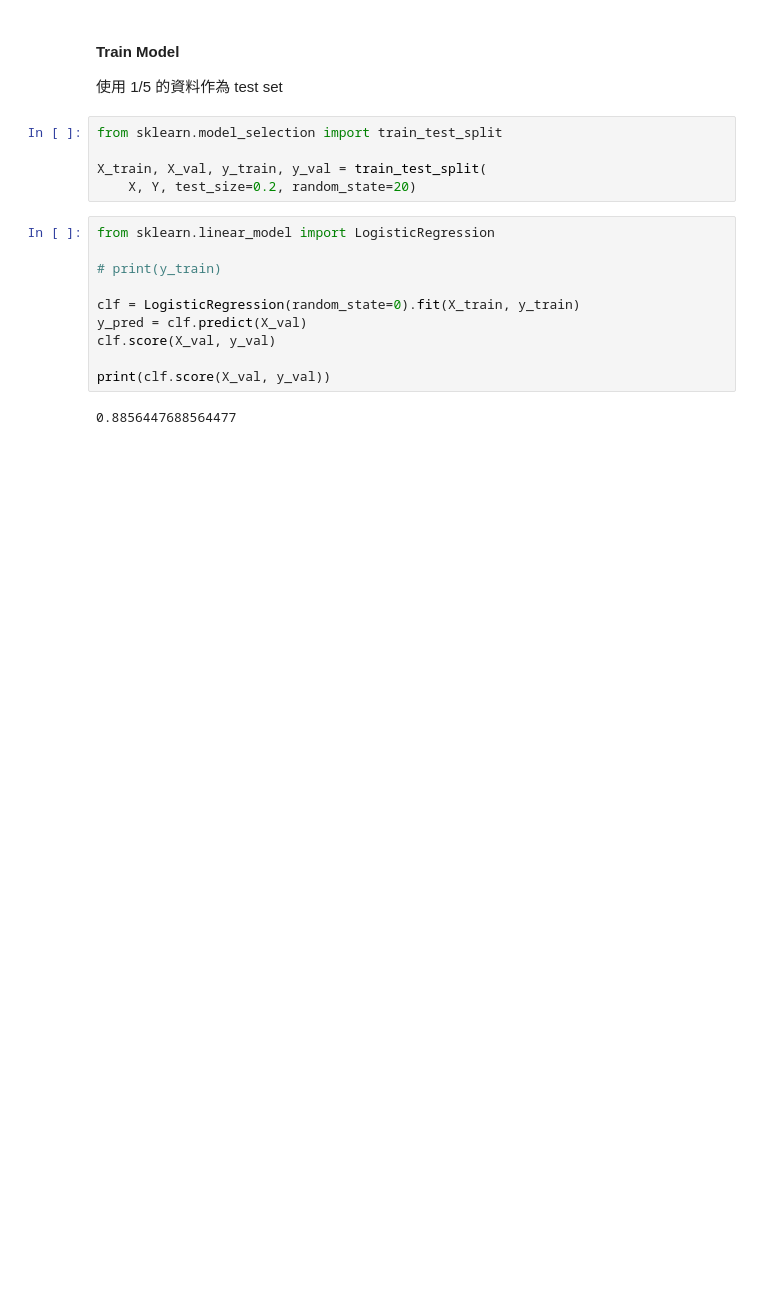
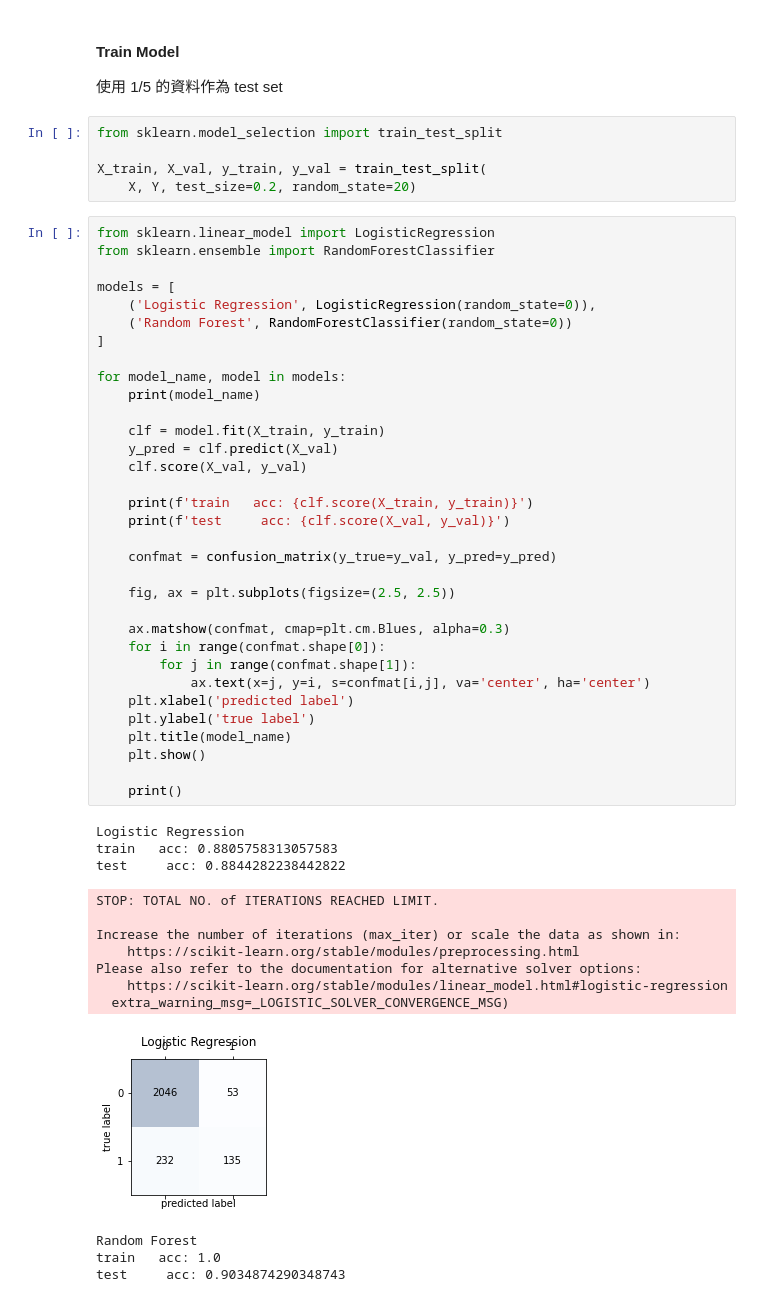
Before and after one commit to AmyLin0210/FUNDAMENTALS-OF-DATA-ANALYTICS, a Jupyter notebook: hw3-2/hw3-2.ipynb, the cells around one changed output. Saved outputs shown, nothing was run; the diff lists cells and outputs as text; blank space fills up the shorter version.

```diff
--- a/hw3-2/hw3-2.ipynb
+++ b/hw3-2/hw3-2.ipynb
@@ -172,15 +206,51 @@ from sklearn.model_selection import train_test_split
 
 X_train, X_val, y_train, y_val = train_test_split(
     X, Y, test_size=0.2, random_state=20)
-# %%
-from sklearn.linear_model import LogisticRegression
-
-# print(y_train)
-
-clf = LogisticRegression(random_state=0).fit(X_train, y_train)
-y_pred = clf.predict(X_val)
-clf.score(X_val, y_val)
-
-print(clf.score(X_val, y_val))
-# %% [output]
-0.8856447688564477
+# %%
+from sklearn.linear_model import LogisticRegression
+from sklearn.ensemble import RandomForestClassifier
+
+models = [
+    ('Logistic Regression', LogisticRegression(random_state=0)),
+    ('Random Forest', RandomForestClassifier(random_state=0))
+]
+
+for model_name, model in models:
+    print(model_name)
+
+    clf = model.fit(X_train, y_train)
+    y_pred = clf.predict(X_val)
+    clf.score(X_val, y_val)
+
+    print(f'train   acc: {clf.score(X_train, y_train)}')
+    print(f'test     acc: {clf.score(X_val, y_val)}')
+
+    confmat = confusion_matrix(y_true=y_val, y_pred=y_pred)
+
+    fig, ax = plt.subplots(figsize=(2.5, 2.5))
+
+    ax.matshow(confmat, cmap=plt.cm.Blues, alpha=0.3)
+    for i in range(confmat.shape[0]):
+        for j in range(confmat.shape[1]):
+            ax.text(x=j, y=i, s=confmat[i,j], va='center', ha='center')
+    plt.xlabel('predicted label')
+    plt.ylabel('true label')
+    plt.title(model_name)
+    plt.show()
+
+    print()
+# %% [output]
+Logistic Regression
+train   acc: 0.8805758313057583
+test     acc: 0.8844282238442822
+STOP: TOTAL NO. of ITERATIONS REACHED LIMIT.
+
+Increase the number of iterations (max_iter) or scale the data as shown in:
+    https://scikit-learn.org/stable/modules/preprocessing.html
+Please also refer to the documentation for alternative solver options:
+    https://scikit-learn.org/stable/modules/linear_model.html#logistic-regression
+  extra_warning_msg=_LOGISTIC_SOLVER_CONVERGENCE_MSG)
+[figure, added]
+Random Forest
+train   acc: 1.0
+test     acc: 0.9034874290348743
```
Also changed, not shown: parts of 15 cells of this notebook, 1 other file.
